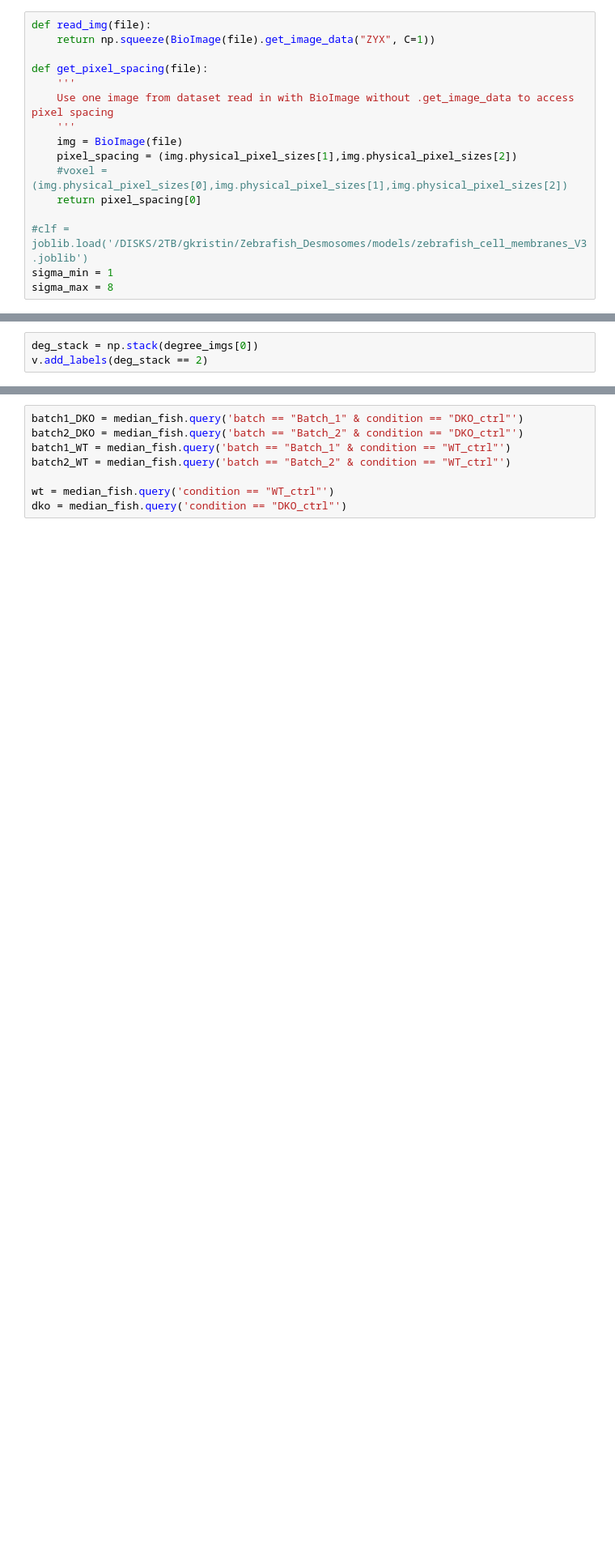
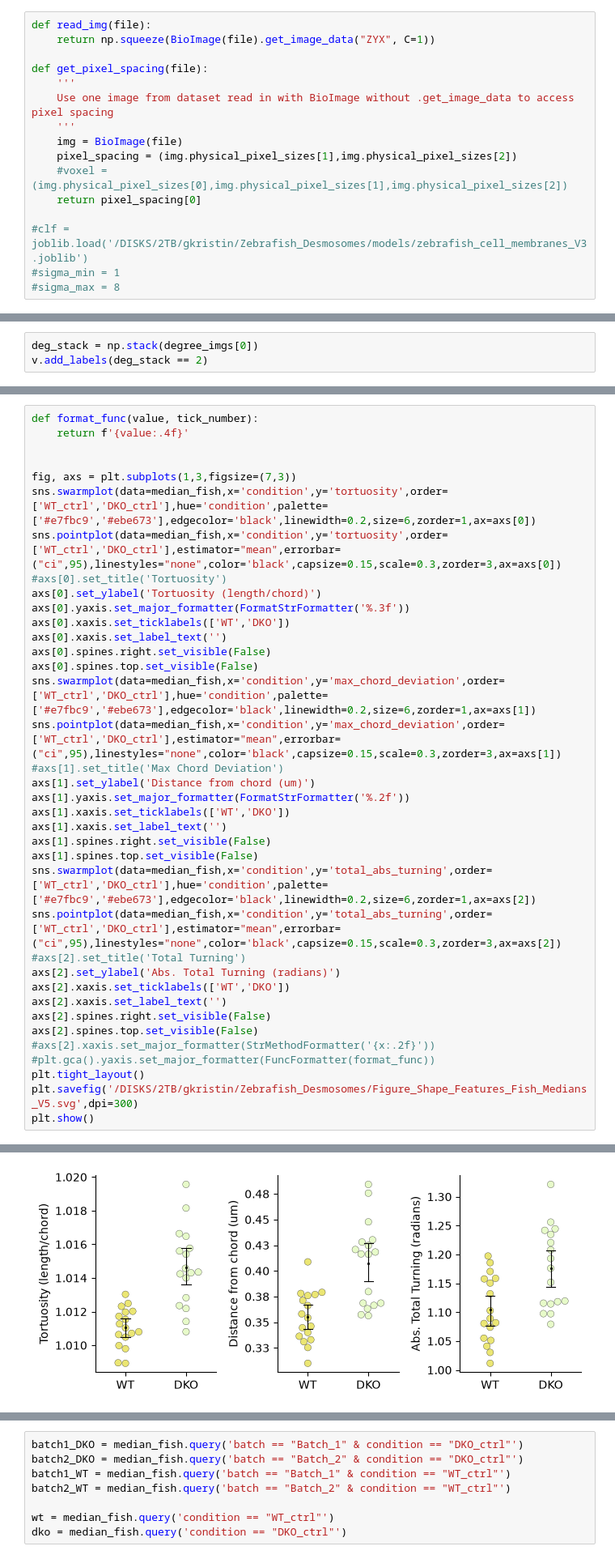
Before and after one commit to HelsinkiBioimagingLM/Zebrafish_Desmosomes, a Jupyter notebook: Scripts/Skeleton_Analysis.ipynb, the cells around one changed output, grey strips where cells are left out. Shown at 81% size. Saved outputs shown, nothing was run; the diff lists cells and outputs as text; blank space fills up the shorter version.

```diff
--- a/Scripts/Skeleton_Analysis.ipynb
+++ b/Scripts/Skeleton_Analysis.ipynb
@@ -44,8 +45,8 @@ def get_pixel_spacing(file):
     return pixel_spacing[0]
 
 #clf = joblib.load('/DISKS/2TB/gkristin/Zebrafish_Desmosomes/models/zebrafish_cell_membranes_V3.joblib')
-sigma_min = 1
-sigma_max = 8
+#sigma_min = 1
+#sigma_max = 8
 # %%
 def get_prediction(file):
     img = read_img(file)
@@ -169,0 +233,38 @@ sns.violinplot(data=median_fish, x='condition', y='tortuosity', hue='batch', spl
+# %%
+def format_func(value, tick_number):
+    return f'{value:.4f}'
+
+
+fig, axs = plt.subplots(1,3,figsize=(7,3))
+sns.swarmplot(data=median_fish,x='condition',y='tortuosity',order=['WT_ctrl','DKO_ctrl'],hue='condition',palette=['#e7fbc9','#ebe673'],edgecolor='black',linewidth=0.2,size=6,zorder=1,ax=axs[0])
+sns.pointplot(data=median_fish,x='condition',y='tortuosity',order=['WT_ctrl','DKO_ctrl'],estimator="mean",errorbar=("ci",95),linestyles="none",color='black',capsize=0.15,scale=0.3,zorder=3,ax=axs[0])
+#axs[0].set_title('Tortuosity')
+axs[0].set_ylabel('Tortuosity (length/chord)')
+axs[0].yaxis.set_major_formatter(FormatStrFormatter('%.3f'))
+axs[0].xaxis.set_ticklabels(['WT','DKO'])
+axs[0].xaxis.set_label_text('')
+axs[0].spines.right.set_visible(False)
+axs[0].spines.top.set_visible(False)
+sns.swarmplot(data=median_fish,x='condition',y='max_chord_deviation',order=['WT_ctrl','DKO_ctrl'],hue='condition',palette=['#e7fbc9','#ebe673'],edgecolor='black',linewidth=0.2,size=6,zorder=1,ax=axs[1])
+sns.pointplot(data=median_fish,x='condition',y='max_chord_deviation',order=['WT_ctrl','DKO_ctrl'],estimator="mean",errorbar=("ci",95),linestyles="none",color='black',capsize=0.15,scale=0.3,zorder=3,ax=axs[1])
+#axs[1].set_title('Max Chord Deviation')
+axs[1].set_ylabel('Distance from chord (um)')
+axs[1].yaxis.set_major_formatter(FormatStrFormatter('%.2f'))
+axs[1].xaxis.set_ticklabels(['WT','DKO'])
+axs[1].xaxis.set_label_text('')
+axs[1].spines.right.set_visible(False)
+axs[1].spines.top.set_visible(False)
+sns.swarmplot(data=median_fish,x='condition',y='total_abs_turning',order=['WT_ctrl','DKO_ctrl'],hue='condition',palette=['#e7fbc9','#ebe673'],edgecolor='black',linewidth=0.2,size=6,zorder=1,ax=axs[2])
+sns.pointplot(data=median_fish,x='condition',y='total_abs_turning',order=['WT_ctrl','DKO_ctrl'],estimator="mean",errorbar=("ci",95),linestyles="none",color='black',capsize=0.15,scale=0.3,zorder=3,ax=axs[2])
+#axs[2].set_title('Total Turning')
+axs[2].set_ylabel('Abs. Total Turning (radians)')
+axs[2].xaxis.set_ticklabels(['WT','DKO'])
+axs[2].xaxis.set_label_text('')
+axs[2].spines.right.set_visible(False)
+axs[2].spines.top.set_visible(False)
+#axs[2].xaxis.set_major_formatter(StrMethodFormatter('{x:.2f}'))
+#plt.gca().yaxis.set_major_formatter(FuncFormatter(format_func))
+plt.tight_layout()
+plt.savefig('/DISKS/2TB/gkristin/Zebrafish_Desmosomes/Figure_Shape_Features_Fish_Medians_V5.svg',dpi=300)
+plt.show()
+# %% [output]
@@ -170,3 +282,4 @@ sns.violinplot(data=median_fish, x='condition', y='tortuosity', hue='batch', spl
+[figure, added]
 # %%
 # create plots for easy vis
 fig, axs = plt.subplots(1,7,figsize=(20,5))
```
Also changed, not shown: parts of 20 cells of this notebook, 2 other files.
